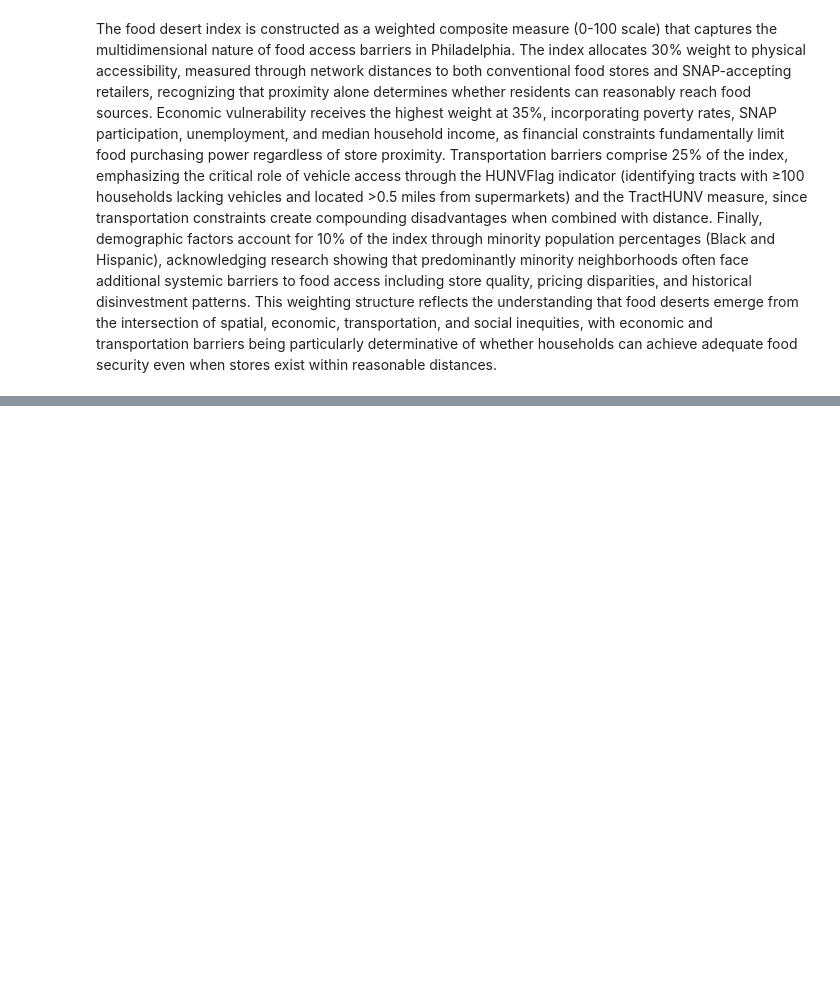
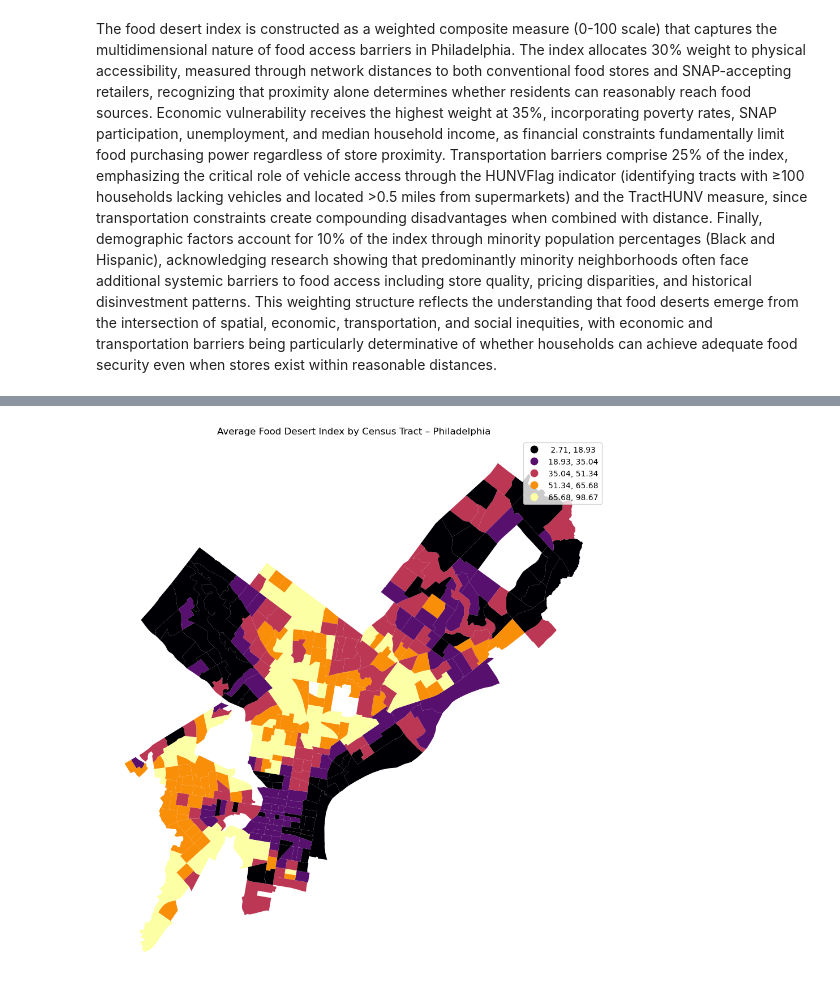
Before and after one commit to wenshaoting6-ui/MUSA-5500-Final-Project, a Jupyter notebook: Code.ipynb, the cells around one changed output, grey strips where cells are left out. Cells and saved outputs as stored; diff of their text form; code cells hidden in the pictures; blank space fills up the shorter version.

```diff
--- a/Code.ipynb
+++ b/Code.ipynb
@@ -589,0 +641,18 @@ Error:
+# %%
+fig, ax = plt.subplots(1, 1, figsize=(10, 10))
+
+tracts_with_index.plot(
+    column="food_desert_index_mean",
+    cmap="inferno",
+    scheme="quantiles",
+    k=5,
+    legend=True,
+    ax=ax
+)
+
+ax.set_title("Average Food Desert Index by Census Tract – Philadelphia")
+ax.set_axis_off()
+plt.tight_layout()
+plt.show()
+# %% [output]
+[figure, added]
```
Also changed, not shown: parts of 11 cells of this notebook, 1 other file.
